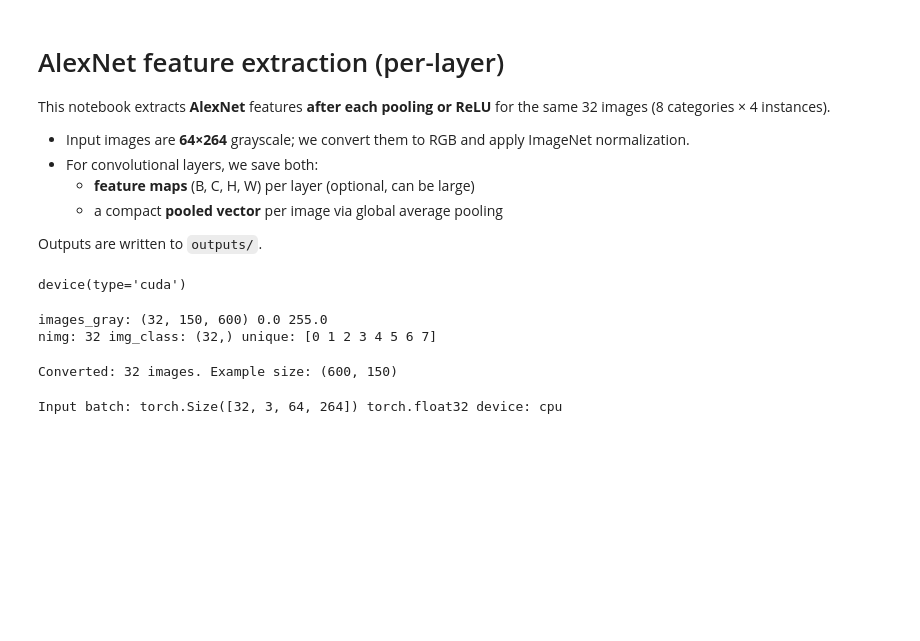
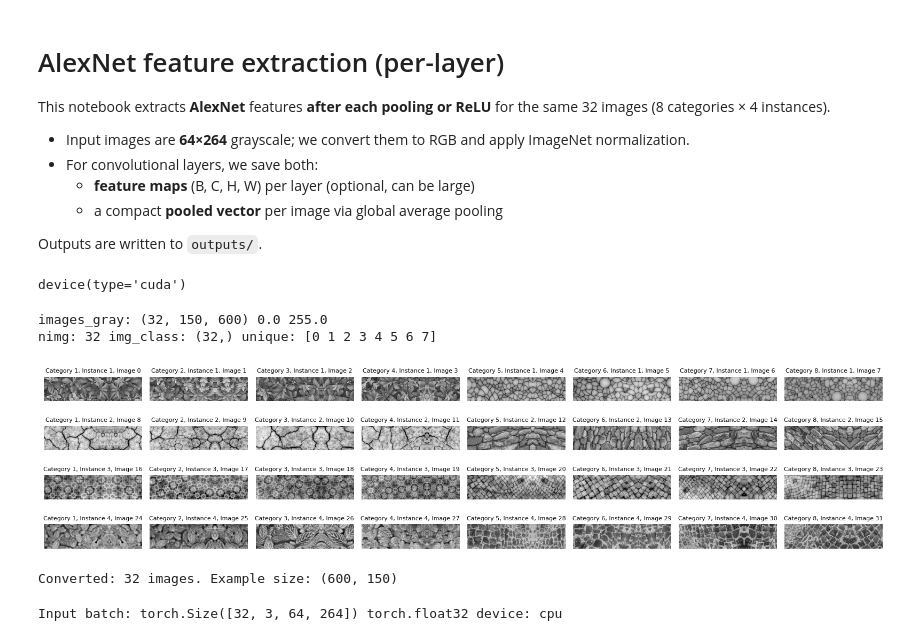
Before and after one commit to dufengtong/visual-invariance-analysis, a Jupyter notebook: notebooks/models_AlexNet.ipynb, the cells around one changed output. Drawn from its saved outputs; the diff is of its cells as text; code cells hidden in the pictures; blank space fills up the shorter version.

```diff
--- a/notebooks/models_AlexNet.ipynb
+++ b/notebooks/models_AlexNet.ipynb
@@ -39,6 +39,22 @@ print("nimg:", nimg, "img_class:", img_class.shape, "unique:", np.unique(img_cla
 # %% [output]
 images_gray: (32, 150, 600) 0.0 255.0
 nimg: 32 img_class: (32,) unique: [0 1 2 3 4 5 6 7]
+# %%
+# visualize the images in 4x8 grid with category and instance labels, with each category for each column
+import matplotlib.pyplot as plt
+fig, axes = plt.subplots(4, 8, figsize=(16, 4))
+for i in range(4):
+    for j in range(8):
+        idx = i * 8 + j
+        axes[i, j].imshow(images_gray[idx], cmap='gray')
+        axes[i, j].axis('off')
+        # add category and instance labels
+        axes[i, j].set_title(f'Category {j+1}, Instance {i+1}, Image {idx}', fontsize=8)
+plt.tight_layout()
+plt.savefig('../figures/images.png', dpi=300)
+plt.show()
+# %% [output]
+[figure, added]
 # %%
 # Convert to RGB PIL images
 images_rgb = []
```
Also changed, not shown: 2 other files.
